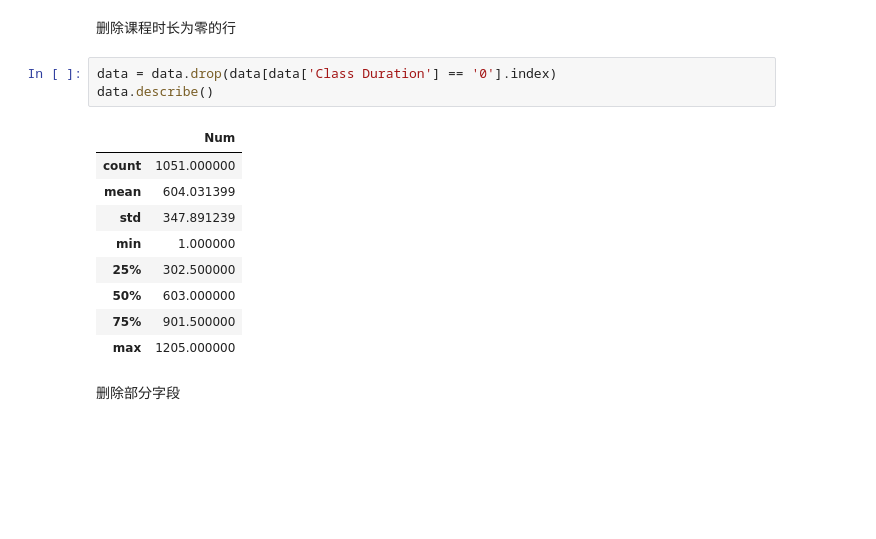
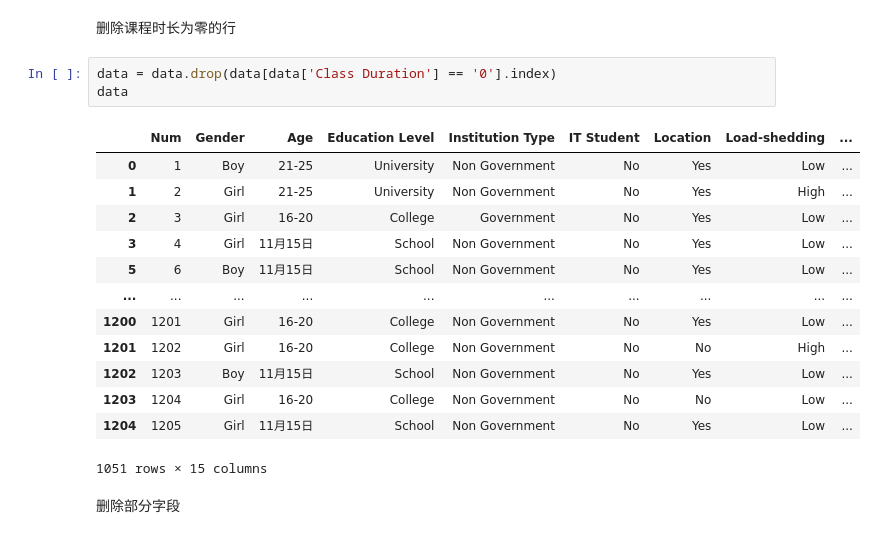
Before and after one commit to TakanashiXny/Introduction-of-DaSE, a Jupyter notebook: final/final_task.ipynb, the cells around one changed output. Drawn from its saved outputs; the diff is of its cells as text; blank space fills up the shorter version.

```diff
--- a/final/final_task.ipynb
+++ b/final/final_task.ipynb
@@ -26,17 +26,21 @@ data.describe()
 删除课程时长为零的行
 # %%
 data = data.drop(data[data['Class Duration'] == '0'].index)
-data.describe()
+data
 # %% [output]
-|  | Num |
-| count | 1051.000000 |
-| mean | 604.031399 |
-| std | 347.891239 |
-| min | 1.000000 |
-| 25% | 302.500000 |
-| 50% | 603.000000 |
-| 75% | 901.500000 |
-| max | 1205.000000 |
+|  | Num | Gender | Age | Education Level | Institution Type | IT Student | Location | Load-shedding | ... |
+| 0 | 1 | Boy | 21-25 | University | Non Government | No | Yes | Low | ... |
+| 1 | 2 | Girl | 21-25 | University | Non Government | No | Yes | High | ... |
+| 2 | 3 | Girl | 16-20 | College | Government | No | Yes | Low | ... |
+| 3 | 4 | Girl | 11月15日 | School | Non Government | No | Yes | Low | ... |
+| 5 | 6 | Boy | 11月15日 | School | Non Government | No | Yes | Low | ... |
+| ... | ... | ... | ... | ... | ... | ... | ... | ... | ... |
+| 1200 | 1201 | Girl | 16-20 | College | Non Government | No | Yes | Low | ... |
+| 1201 | 1202 | Girl | 16-20 | College | Non Government | No | No | High | ... |
+| 1202 | 1203 | Boy | 11月15日 | School | Non Government | No | Yes | Low | ... |
+| 1203 | 1204 | Girl | 16-20 | College | Non Government | No | No | Low | ... |
+| 1204 | 1205 | Girl | 11月15日 | School | Non Government | No | Yes | Low | ... |
+1051 rows × 15 columns
 # %% [markdown]
 删除部分字段
 # %%
```
Also changed, not shown: parts of 19 cells of this notebook.
